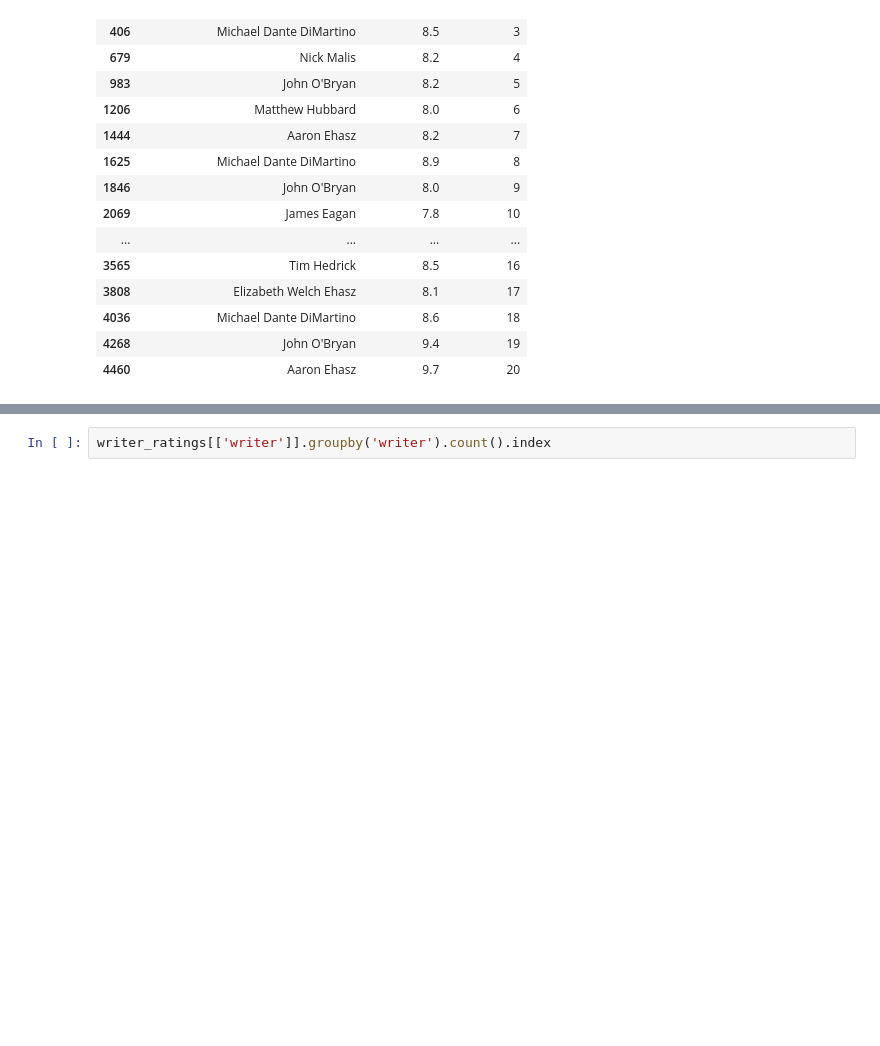
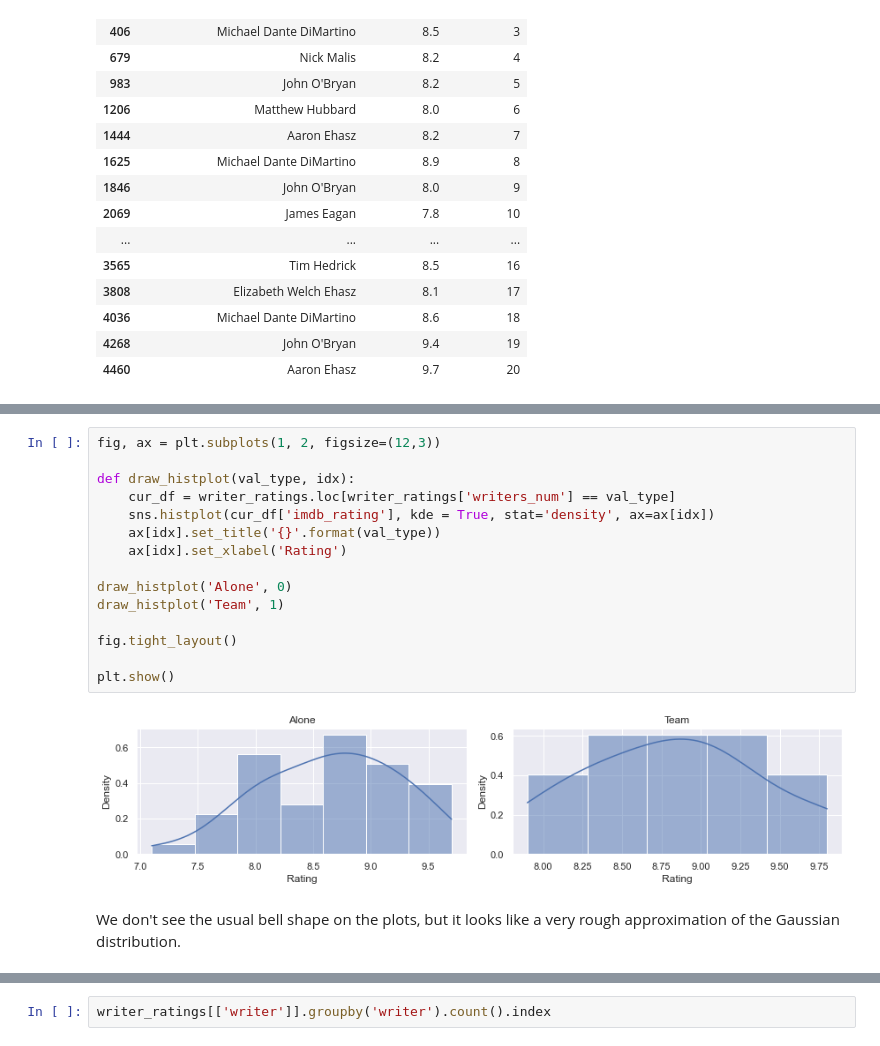
Before and after one commit to sgol11/avatar-analysis, a Jupyter notebook: avatar_analysis.ipynb, the cells around one changed output, grey strips where cells are left out. Saved outputs shown, nothing was run; the diff lists cells and outputs as text; blank space fills up the shorter version.

Commit message:
"Writers" section updated
- Checking for normality added

```diff
--- a/avatar_analysis.ipynb
+++ b/avatar_analysis.ipynb
@@ -370,0 +389,19 @@ Now let's look at every particular writer. We need to do some string processing
+# %%
+fig, ax = plt.subplots(1, 2, figsize=(12,3))
+
+def draw_histplot(val_type, idx):
+    cur_df = writer_ratings.loc[writer_ratings['writers_num'] == val_type]
+    sns.histplot(cur_df['imdb_rating'], kde = True, stat='density', ax=ax[idx])
+    ax[idx].set_title('{}'.format(val_type))
+    ax[idx].set_xlabel('Rating')
+
+draw_histplot('Alone', 0)
+draw_histplot('Team', 1)
+
+fig.tight_layout()
+
+plt.show()
+# %% [output]
+[figure, added]
+# %% [markdown]
+We don't see the usual bell shape on the plots, but it looks like a very rough approximation of the Gaussian distribution.
```
Also changed, not shown: parts of 12 cells of this notebook.
